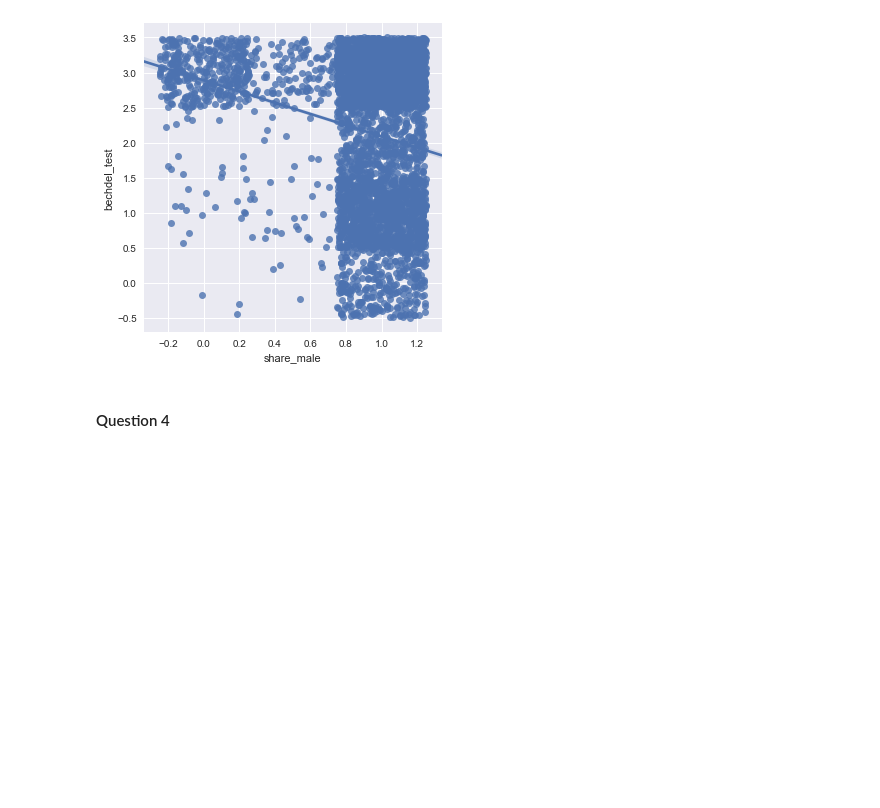
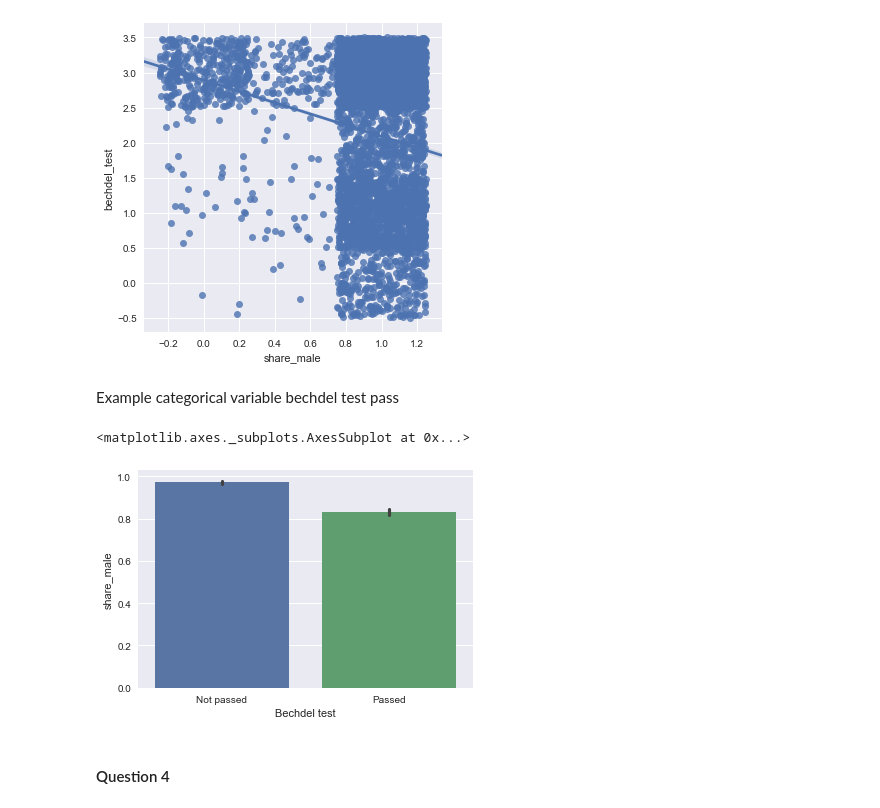
Before and after one commit to abjer/sds2017, a Jupyter notebook: code/exercise_1_solution.ipynb, the cells around one changed output. Saved outputs shown, nothing was run; the diff lists cells and outputs as text; code cells hidden in the pictures; blank space fills up the shorter version.

```diff
--- a/code/exercise_1_solution.ipynb
+++ b/code/exercise_1_solution.ipynb
@@ -44,6 +44,7 @@ df.status = pd.Categorical(df.status, categories=['all_female', 'mixed', 'all_ma
 #### Question 3
 # %%
 df['bechdel_pass'] = df.bechdel_test==3
+df['Bechdel test'] = df.bechdel_pass.map({False:'Not passed', True:'Passed'})
 
 df_non_actor = df[df.role.isin(['writer', 'director'])]
 # %% [markdown]
@@ -85,6 +86,14 @@ sns.lmplot(x='share_male',
 # %% [output]
 <seaborn.axisgrid.FacetGrid at 0x...>
 [figure]
+# %% [markdown]
+Example categorical variable bechdel test pass
+# %%
+
+sns.barplot(y='share_male', x='Bechdel test', data=df_non_actor)
+# %% [output]
+<matplotlib.axes._subplots.AxesSubplot at 0x...>
+[figure, added]
 # %% [markdown]
 #### Question 4
 # %% [markdown]
```
